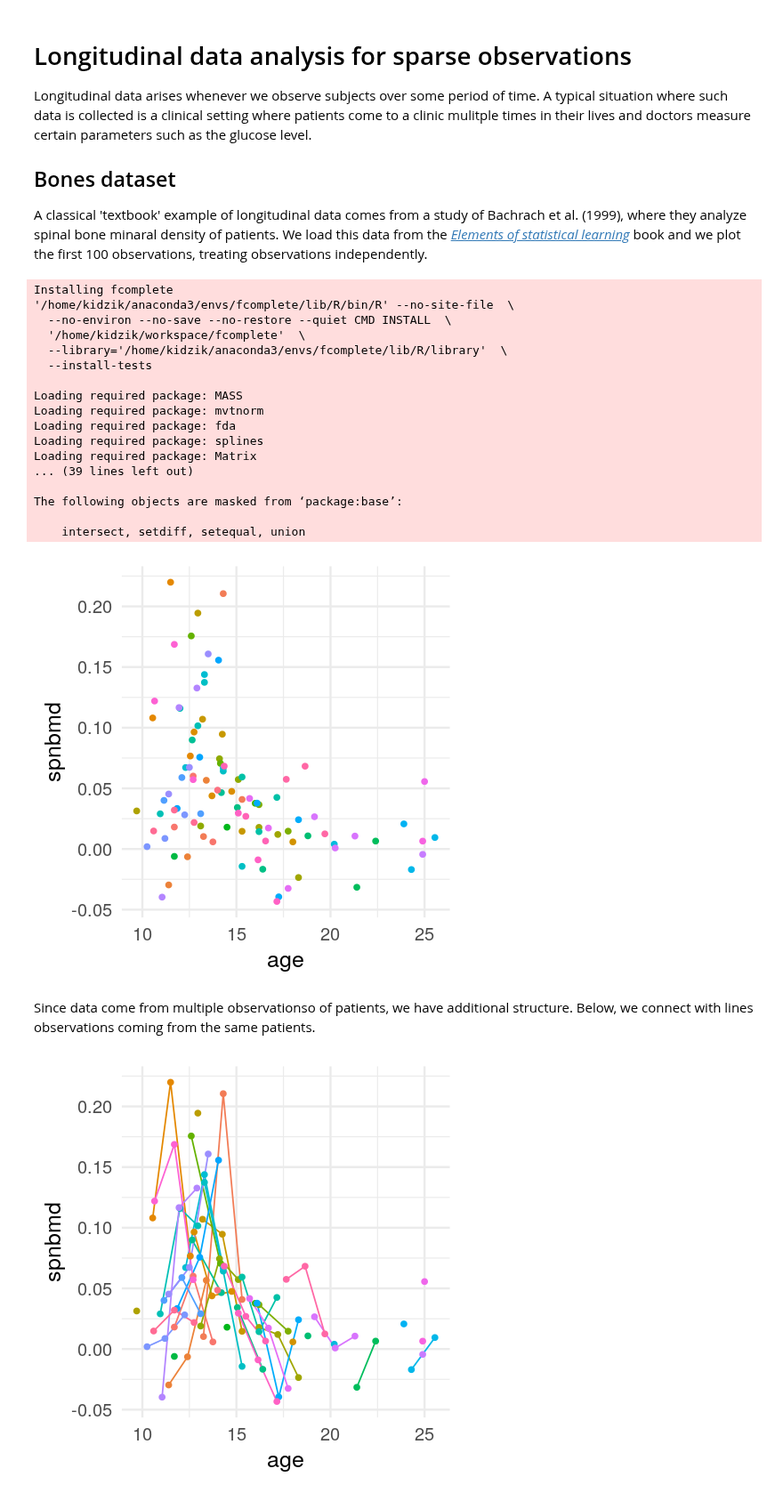
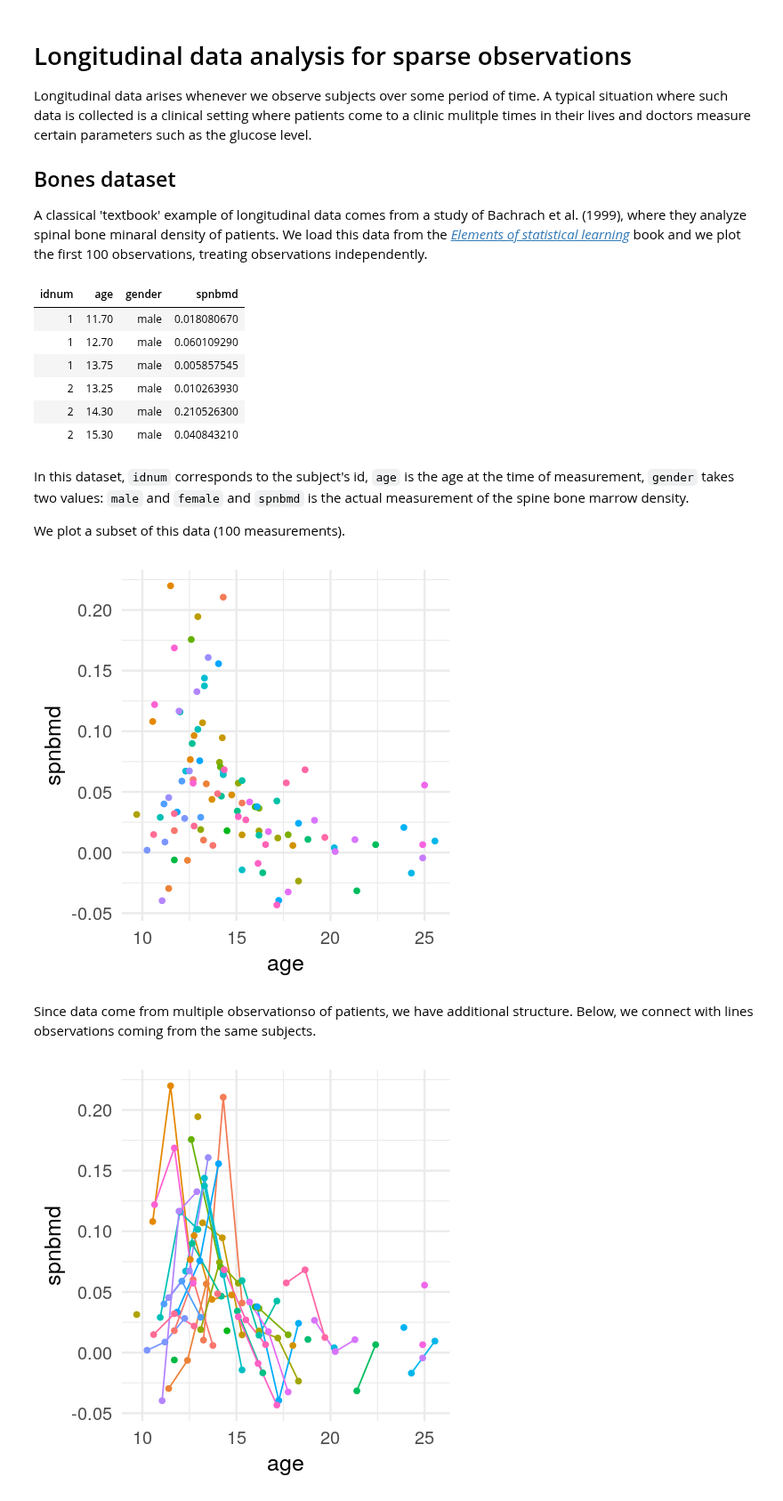
Before and after one commit to kidzik/fcomplete, a Jupyter notebook: vignettes/fcomplete.ipynb, the cells around one changed output. Shown at 89% size. Saved outputs shown, nothing was run; the diff lists cells and outputs as text; code cells hidden in the pictures.

```diff
--- a/vignettes/fcomplete.ipynb
+++ b/vignettes/fcomplete.ipynb
@@ -6,37 +6,32 @@ Longitudinal data arises whenever we observe subjects over some period of time.
 ## Bones dataset
 
 A classical 'textbook' example of longitudinal data comes from a study of Bachrach et al. (1999), where they analyze spinal bone minaral density of patients. We load this data from the [*Elements of statistical learning*](https://web.stanford.edu/~hastie/ElemStatLearn/) book and we plot the first 100 observations, treating observations independently.
+# %%
+# devtools::install("../.")
+library("fcomplete")
+head(bone)
+# %% [output]
+| idnum | age | gender | spnbmd |
+| 1 | 11.70 | male | 0.018080670 |
+| 1 | 12.70 | male | 0.060109290 |
+| 1 | 13.75 | male | 0.005857545 |
+| 2 | 13.25 | male | 0.010263930 |
+| 2 | 14.30 | male | 0.210526300 |
+| 2 | 15.30 | male | 0.040843210 |
+# %% [markdown]
+In this dataset, `idnum` corresponds to the subject's id, `age` is the age at the time of measurement, `gender` takes two values: `male` and `female` and `spnbmd` is the actual measurement of the spine bone marrow density.
+
+We plot a subset of this data (100 measurements).
 # %%
-# Libraries and global settings
-devtools::install("../.")
-library("fcomplete")
-
-options(repr.plot.width=4, repr.plot.height=4)
-theme_set(theme_minimal(base_size = 15)) # for presentation clarity
+options(repr.plot.width=4, repr.plot.height=4) # set the size of the plots
+theme_set(theme_minimal(base_size = 15)) # choose a theme and large font for presentation clarity
 
 ggplot(aes(x = age, y = spnbmd, color = factor(idnum)), data = bone[1:100,], width=100) +
     geom_point() + theme(legend.position="none")
 # %% [output]
-Installing fcomplete
-'/home/kidzik/anaconda3/envs/fcomplete/lib/R/bin/R' --no-site-file  \
-  --no-environ --no-save --no-restore --quiet CMD INSTALL  \
-  '/home/kidzik/workspace/fcomplete'  \
-  --library='/home/kidzik/anaconda3/envs/fcomplete/lib/R/library'  \
-  --install-tests
-
-Loading required package: MASS
-Loading required package: mvtnorm
-Loading required package: fda
-Loading required package: splines
-Loading required package: Matrix
-... (39 lines left out)
-
-The following objects are masked from ‘package:base’:
-
-    intersect, setdiff, setequal, union
 [figure]
 # %% [markdown]
-Since data come from multiple observationso of patients, we have additional structure. Below, we connect with lines observations coming from the same patients.
+Since data come from multiple observationso of patients, we have additional structure. Below, we connect with lines observations coming from the same subjects.
 # %%
 ggplot(aes(x = age, y = spnbmd, color = factor(idnum)), data = bone[1:100,], width=100) +
     geom_line() + geom_point() + theme(legend.position="none")
```
Also changed, not shown: parts of 5 cells of this notebook, 3 other files.
